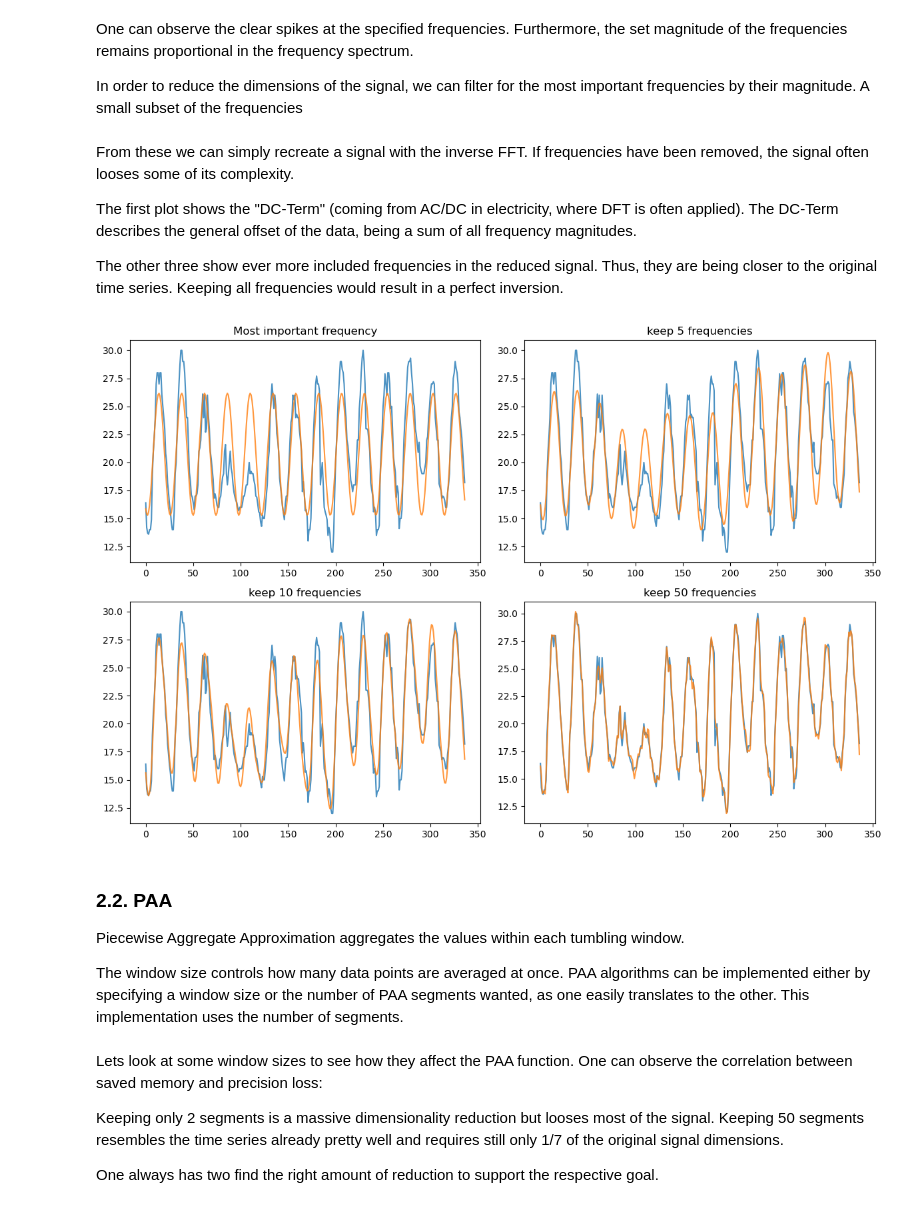
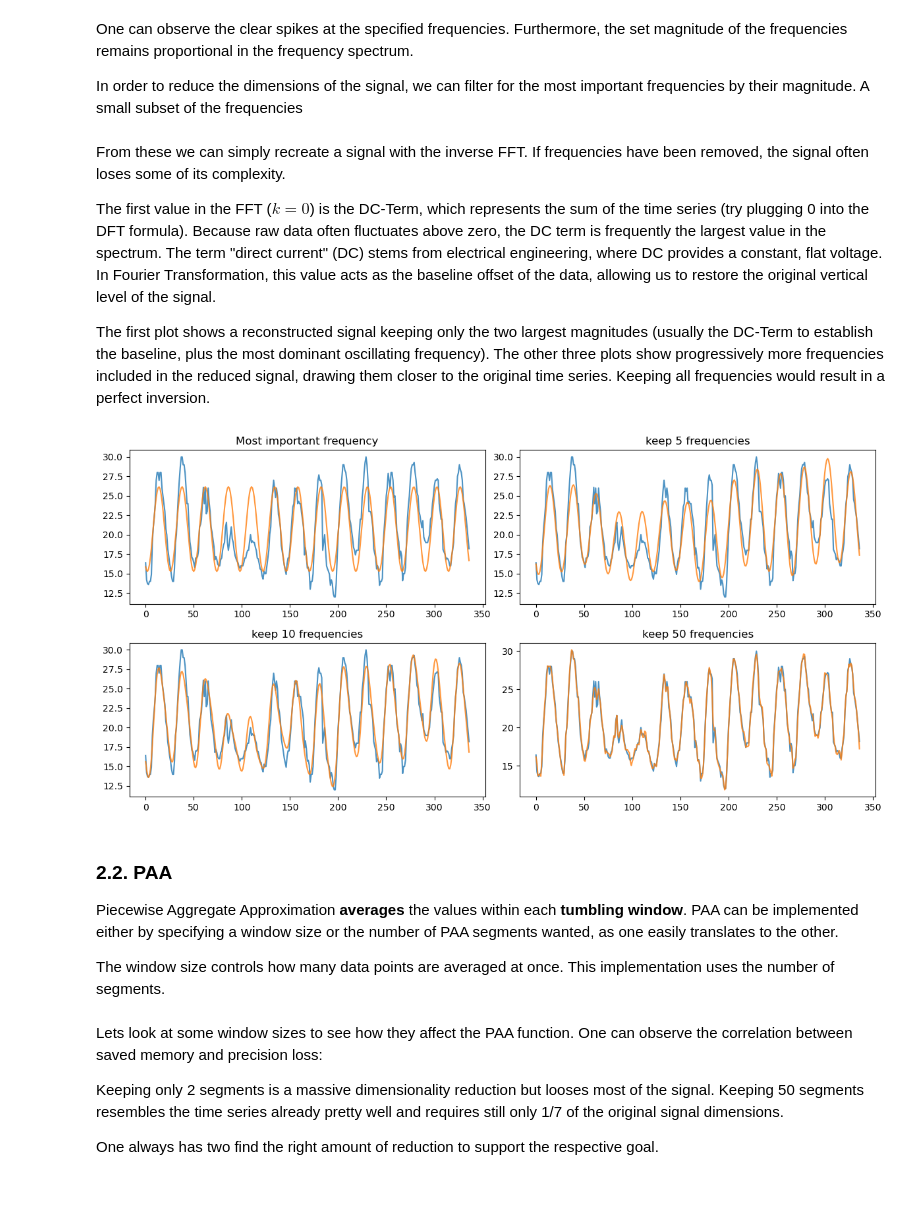
Before and after one commit to moritzspuehler/unibz-tsa-lecture-examples, a Jupyter notebook: tsa02_representation.ipynb, the cells around one changed output. Cells and saved outputs as stored; diff of their text form; code cells hidden in the pictures.

```diff
--- a/tsa02_representation.ipynb
+++ b/tsa02_representation.ipynb
@@ -234,43 +240,43 @@ def reduce_dims_fft(yf, dims):
 
     return yf_reduced
 # %% [markdown]
-From these we can simply recreate a signal with the inverse FFT. If frequencies have been removed, the signal often looses some of its complexity.
+From these we can simply recreate a signal with the inverse FFT. If frequencies have been removed, the signal often loses some of its complexity.
 
-The first plot shows the "DC-Term" (coming from AC/DC in electricity, where DFT is often applied). The DC-Term describes the general offset of the data, being a sum of all frequency magnitudes.
+The first value in the FFT ($k=0$) is the DC-Term, which represents the sum of the time series (try plugging 0 into the DFT formula). Because raw data often fluctuates above zero, the DC term is frequently the largest value in the spectrum. The term "direct current" (DC) stems from electrical engineering, where DC provides a constant, flat voltage. In Fourier Transformation, this value acts as the baseline offset of the data, allowing us to restore the original vertical level of the signal.
 
-The other three show ever more included frequencies in the reduced signal. Thus, they are being closer to the original time series. Keeping all frequencies would result in a perfect inversion.
+The first plot shows a reconstructed signal keeping only the two largest magnitudes (usually the DC-Term to establish the baseline, plus the most dominant oscillating frequency). The other three plots show progressively more frequencies included in the reduced signal, drawing them closer to the original time series. Keeping all frequencies would result in a perfect inversion.
 # %%
-plt.figure(figsize=(12, 8))
+plt.figure(figsize=(12, 6))
 plt.subplot(2, 2, 1)
 plt.plot(ts_data.values, alpha=0.8)
 plt.plot(irfft(reduce_dims_fft(yf, 2), n=N), alpha=0.8)
 plt.title("Most important frequency")
 
 plt.subplot(2, 2, 2)
 plt.plot(ts_data.values, alpha=0.8)
 plt.plot(irfft(reduce_dims_fft(yf, 5), n=N), alpha=0.8)
 plt.title("keep 5 frequencies")
 
 plt.subplot(2, 2, 3)
 plt.plot(ts_data.values, alpha=0.8)
 plt.plot(irfft(reduce_dims_fft(yf, 10), n=N), alpha=0.8)
 plt.title("keep 10 frequencies")
 
 plt.subplot(2, 2, 4)
 plt.plot(ts_data.values, alpha=0.8)
 plt.plot(irfft(reduce_dims_fft(yf, 50), n=N), alpha=0.8)
 plt.title("keep 50 frequencies")
 
 plt.tight_layout()
 plt.show()
 # %% [output]
-[figure, old version]
+[figure, new version]
 # %% [markdown]
 ### 2.2. PAA
 
-Piecewise Aggregate Approximation aggregates the values within each tumbling window.
+Piecewise Aggregate Approximation **averages** the values within each **tumbling window**. PAA can be implemented either by specifying a window size or the number of PAA segments wanted, as one easily translates to the other.
 
-The window size controls how many data points are averaged at once. PAA algorithms can be implemented either by specifying a window size or the number of PAA segments wanted, as one easily translates to the other. This implementation uses the number of segments.
+The window size controls how many data points are averaged at once. This implementation uses the number of segments.
 # %%
 # or use pyts.pproximation.PiecewiseAggregateApproximation
 def paa(X, n_segments):
```
Also changed, not shown: parts of 25 cells of this notebook.
